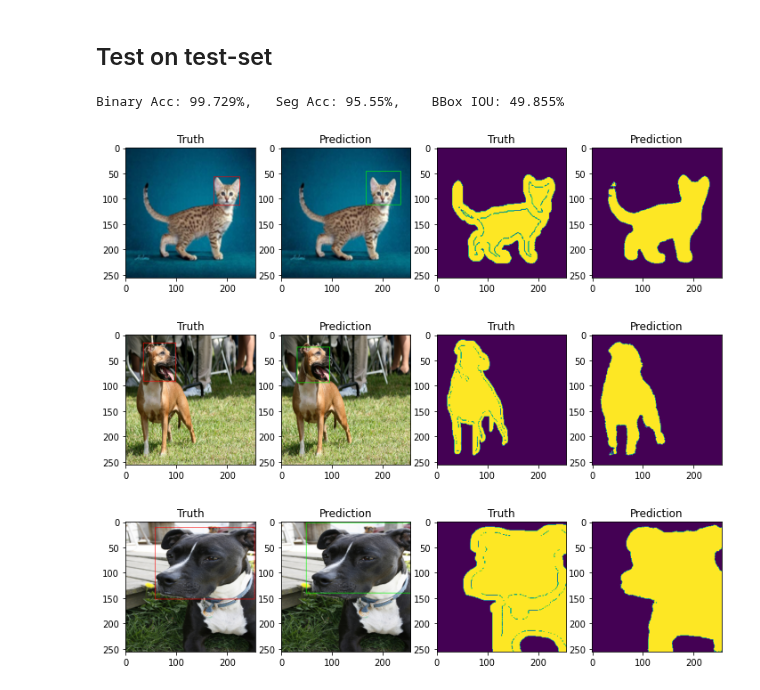
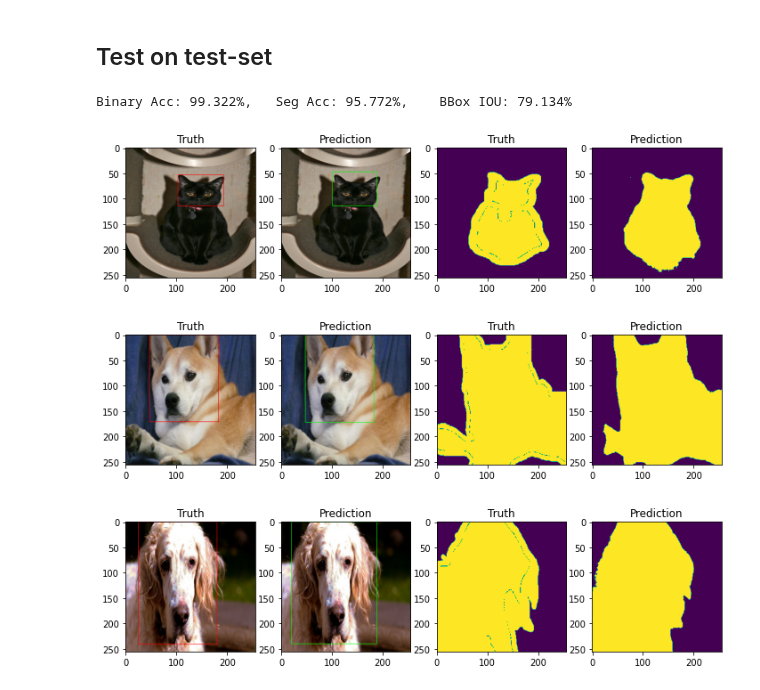
Before and after one commit to mazabdul7/intro_dl_cw2, a Jupyter notebook: train.ipynb, the cells around one changed output. Saved outputs shown, nothing was run; the diff lists cells and outputs as text; code cells hidden in the pictures.

```diff
--- a/train.ipynb
+++ b/train.ipynb
@@ -151,7 +136,7 @@ INFO:tensorflow:Assets written to: model_weights/EffishingNetNT\assets
 # %% [markdown]
 ## Test on test-set
 # %%
-model = tf.keras.models.load_model('model_weights/EffishingNetNT')
+model = tf.keras.models.load_model('model_weights/EffishingNetAtt_Eff')
 # %%
 # Load test-set
 img_ds_test = loader.get_image_ds(test_mode=True)
@@ -169,7 +154,7 @@ seg_acc = np.sum(seg_pred == masks_ds_test)/(masks_ds_test.shape[0]*(img_height*
 iou = np.mean(tools.calculate_iou(bbox_ds_test, bbox_pred))
 print(f'Binary Acc: {round(bin_acc*100, 3)}%,   Seg Acc: {round(seg_acc*100, 3)}%,    BBox IOU: {round(iou*100, 3)}%')
 # %% [output]
-Binary Acc: 99.729%,   Seg Acc: 95.55%,    BBox IOU: 49.855%
+Binary Acc: 99.322%,   Seg Acc: 95.772%,    BBox IOU: 79.134%
 # %%
 # Get precision
 m = tf.keras.metrics.Precision()
@@ -186,12 +171,12 @@ m = tf.keras.metrics.MeanIoU(num_classes=2)
 m.update_state(seg_pred, masks_ds_test)
 print(f'Dice score of network: {m.result().numpy()}')
 # %%
-# # Visualise predictions
-# idx = list(range(img_ds_test.shape[0]))
-# random.shuffle(idx)
-# for i in range(3):
-#     tools.show_seg_pred(img_ds_test[idx[i]], masks_ds_test[idx[i]], seg_pred[idx[i]][tf.newaxis, ...], bbox_ds_test[idx[i]], bbox_pred[idx[i]])
+# Visualise predictions
+idx = list(range(img_ds_test.shape[0]))
+random.shuffle(idx)
+for i in range(3):
+    tools.show_seg_pred(img_ds_test[idx[i]], masks_ds_test[idx[i]], seg_pred[idx[i]][tf.newaxis, ...], bbox_ds_test[idx[i]], bbox_pred[idx[i]])
 # %% [output]
-[figure, old version]
+[figure, new version]
-[figure, old version]
+[figure, new version]
-[figure, old version]
+[figure, new version]
```
Also changed, not shown: parts of 5 cells of this notebook, 6 other files.
